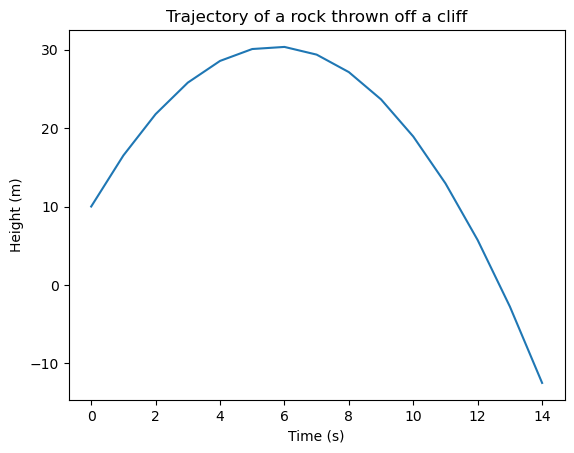
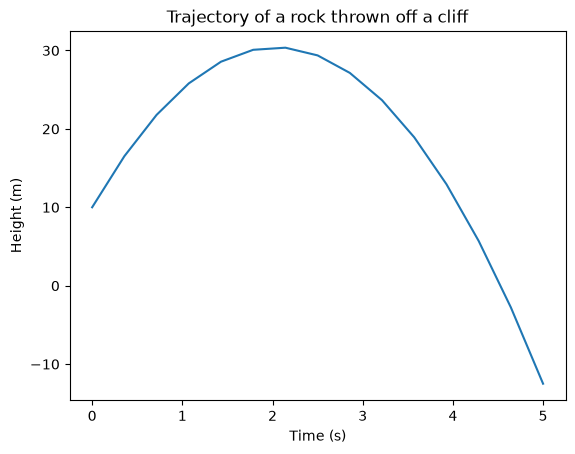
Code edit (unified diff) that turned the first committed figure into the second:
--- before
+++ after
@@ -1,10 +1,9 @@
-# Creating an array of values to plot.
-
-
+# Creating an array of x values to plot.
 x = np.linspace(0,5,15)
 
+# Using equation to calculate the y value that goes with each x value
 y = 10.0 + 20.0*x - 4.9*x**2
 
-plt.plot(y)
+plt.plot(x,y)
 plt.title("Trajectory of a rock thrown off a cliff")
 plt.xlabel("Time (s)")

Commit: Update Tutorial08_VisualizingData-draft.ipynb